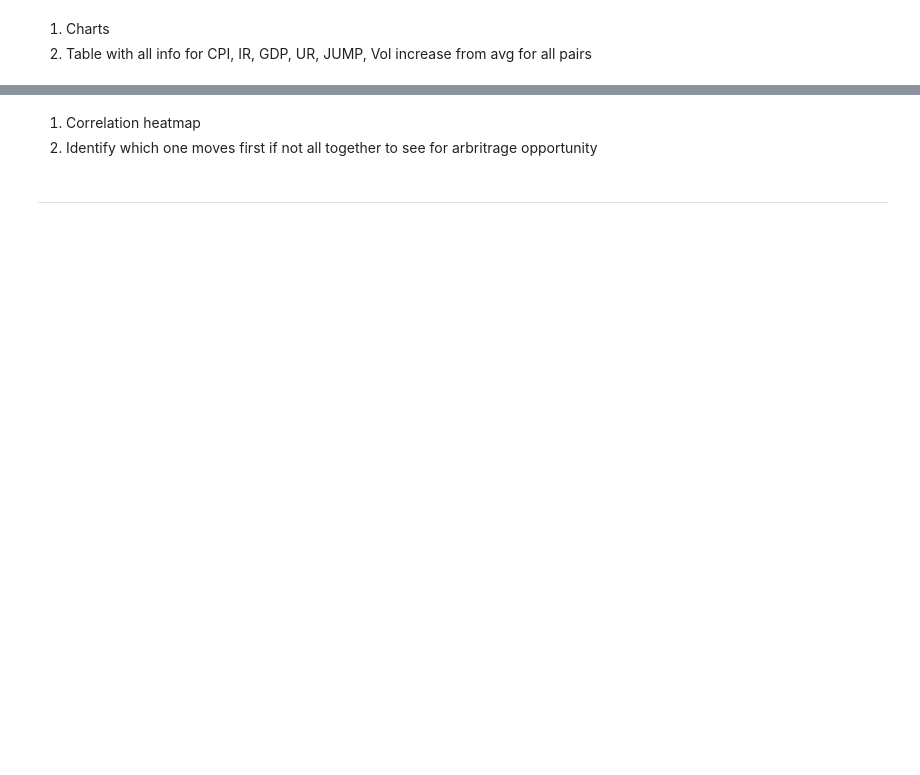
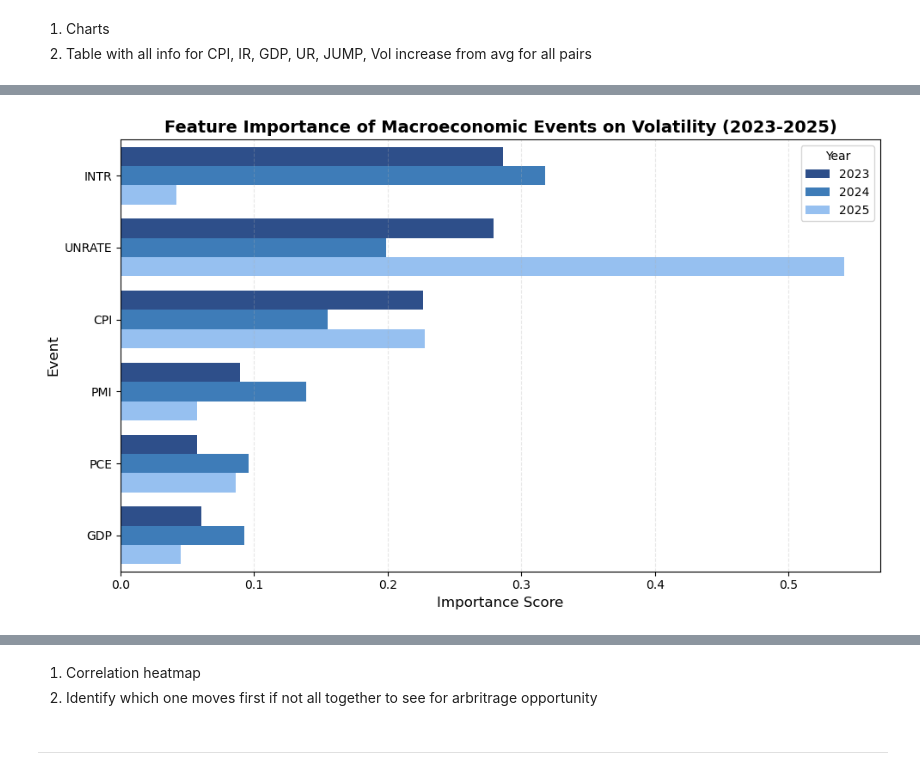
Before and after one commit to Modi1997/FX-HFT-Effects-on-US-Macro-Data, a Jupyter notebook: FX HFT Effects on US Macroeconomic Data Releases.ipynb, the cells around one changed output, grey strips where cells are left out. Cells and saved outputs as stored; diff of their text form; code cells hidden in the pictures; blank space fills up the shorter version.

```diff
--- a/FX HFT Effects on US Macroeconomic Data Releases.ipynb
+++ b/FX HFT Effects on US Macroeconomic Data Releases.ipynb
@@ -560,0 +741,58 @@ Most volatile timeframe for USDGBP during CPI on 2025-02-12: 2025-02-12 13:29:00
+# %%
+def compute_event_importance_by_year(df, years=[2023, 2024, 2025]):
+    """
+    Computes the importance of macroeconomic events on Volatility for specified years.
+
+    Parameters:
+    - df (pd.DataFrame): Dataset containing macro events and FX market data.
+    - years (list): List of years to analyze.
+
+    Returns:
+    - pd.DataFrame: Dataframe with feature importance scores for each year.
+    """
+
+    importance_list = []
+
+    for year in years:
+        df_year = df[df.index.year == year].copy()
+
+        if df_year.empty:
+            continue
+
+        # One-Hot Encode Event Types
+        events = pd.get_dummies(df_year["Ticker"])
+        df_year = pd.concat([df_year, events], axis=1)
+
+        # Define target variable (Volatility Impact)
+        df_year["Volatility_Impact"] = df_year[["USDEUR_VolatilityMultiplier", "USDGBP_VolatilityMultiplier", "USDCNH_Volatility_Multiplier"]].mean(axis=1)
+
+        # Define features (Event Types)
+        X = df_year[events.columns]
+        y_volatility = df_year["Volatility_Impact"]
+
+        # Train Random Forest Regressor
+        rf_volatility = RandomForestRegressor(n_estimators=100, random_state=42)
+        rf_volatility.fit(X, y_volatility)
+
+        # Store feature importance
+        importance_df = pd.DataFrame({
+            "Event": X.columns,
+            "Volatility_Impact": rf_volatility.feature_importances_,
+            "Year": year
+        })
+
+        importance_list.append(importance_df)
+
+    # Combine all years
+    combined_importance = pd.concat(importance_list)
+
+    # Sort by 2023 event importance
+    sort_order = combined_importance[combined_importance["Year"] == 2024].sort_values(by="Volatility_Impact", ascending=False)["Event"]
+    combined_importance["Event"] = pd.Categorical(combined_importance["Event"], categories=sort_order, ordered=True)
+
+    return combined_importance
+
+importance_results = compute_event_importance_by_year(final_data, years=[2023, 2024, 2025])
+plot_event_importance_by_year(importance_results)
+# %% [output]
+[figure, added]
```
Also changed, not shown: parts of 26 cells of this notebook, 3 other files.
